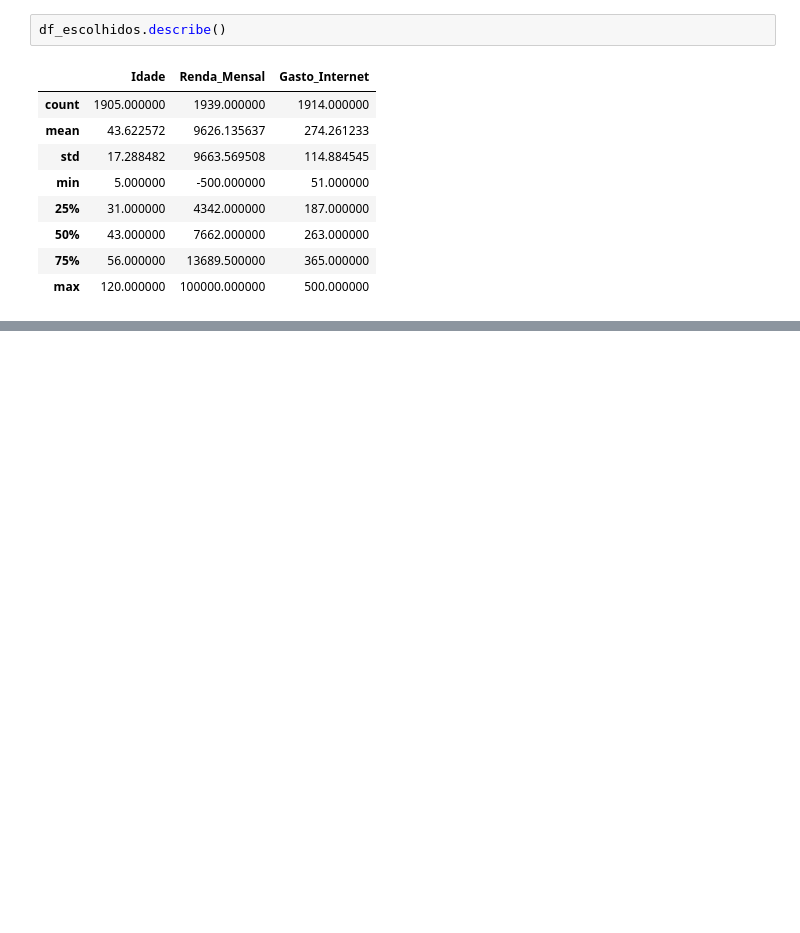
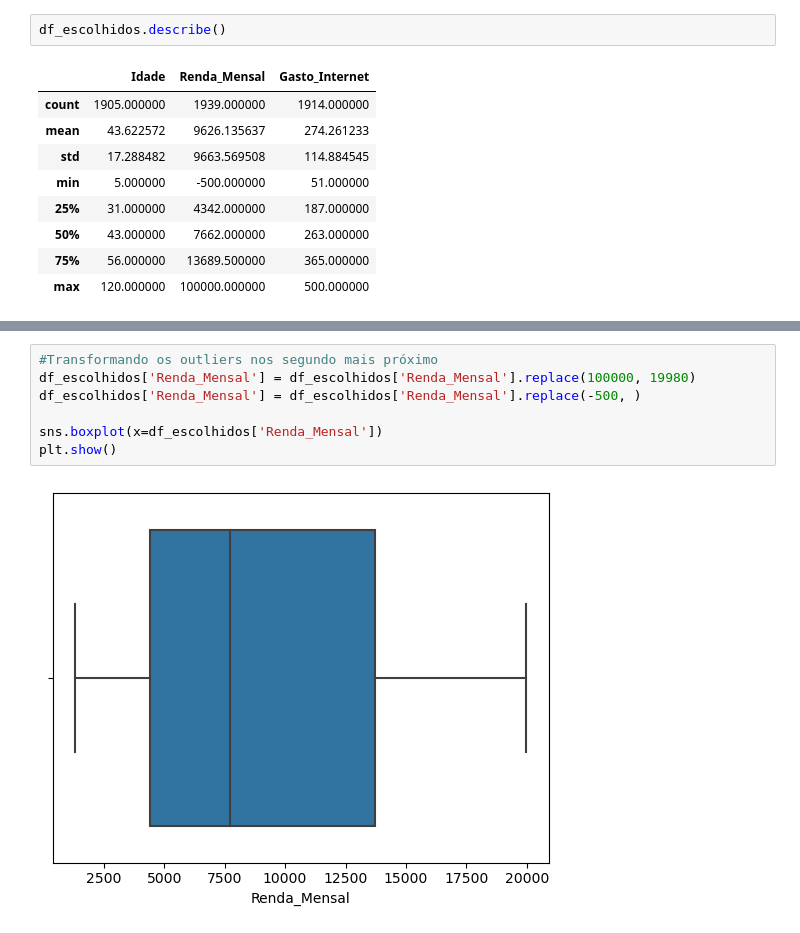
Before and after one commit to Joao-Gabriel05/Telecconect_analysis, a Jupyter notebook: limpeza_de_dados.ipynb, the cells around one changed output, grey strips where cells are left out. Cells and saved outputs as stored; diff of their text form; blank space fills up the shorter version.

Commit message:
Reajuste outliers Renda Mensal

```diff
--- a/limpeza_de_dados.ipynb
+++ b/limpeza_de_dados.ipynb
@@ -346,0 +335,9 @@ plt.show()
+# %%
+#Transformando os outliers nos segundo mais próximo
+df_escolhidos['Renda_Mensal'] = df_escolhidos['Renda_Mensal'].replace(100000, 19980)
+df_escolhidos['Renda_Mensal'] = df_escolhidos['Renda_Mensal'].replace(-500, )
+
+sns.boxplot(x=df_escolhidos['Renda_Mensal'])
+plt.show()
+# %% [output]
+[figure, added]
```
Also changed, not shown: parts of 16 cells of this notebook.
